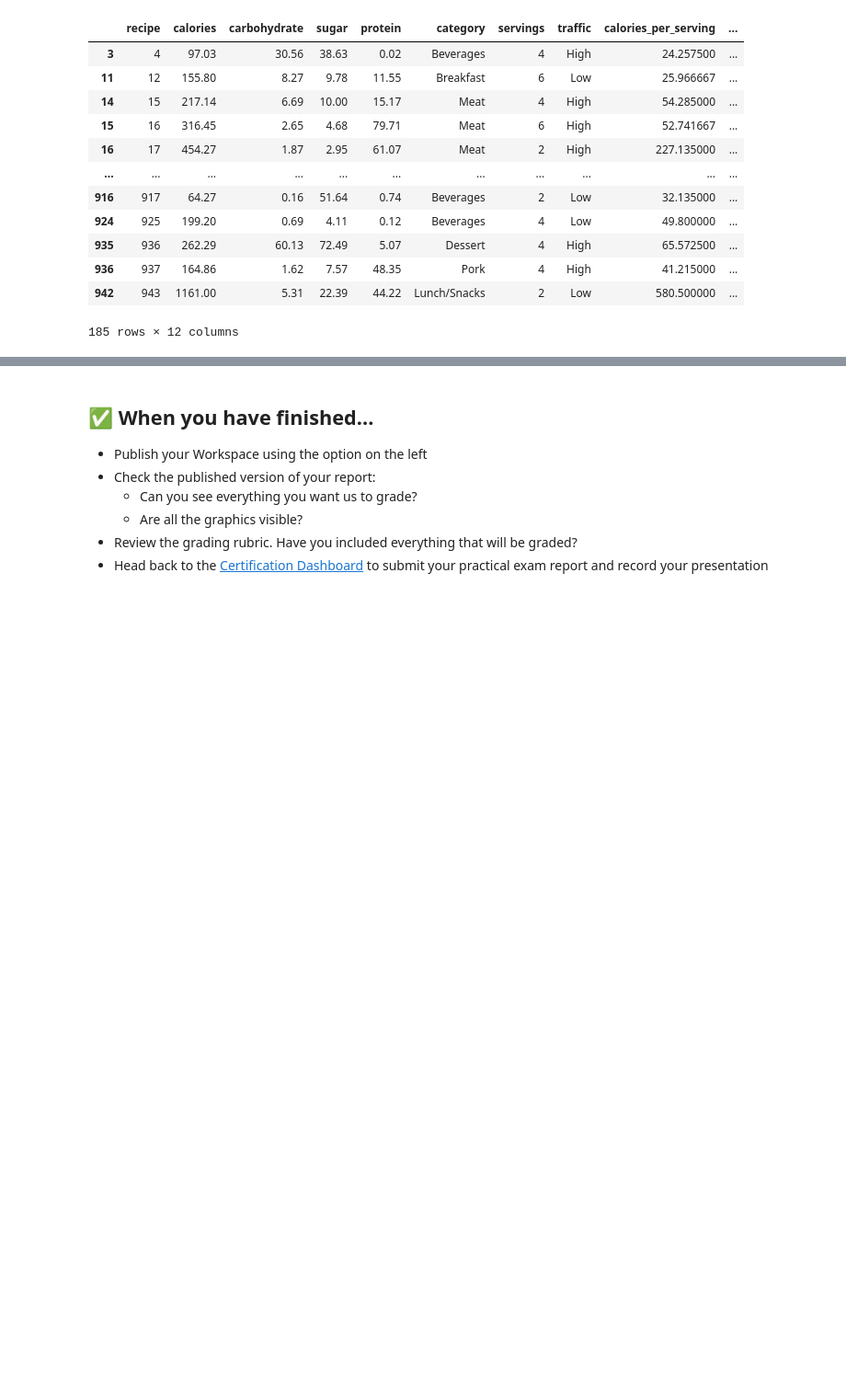
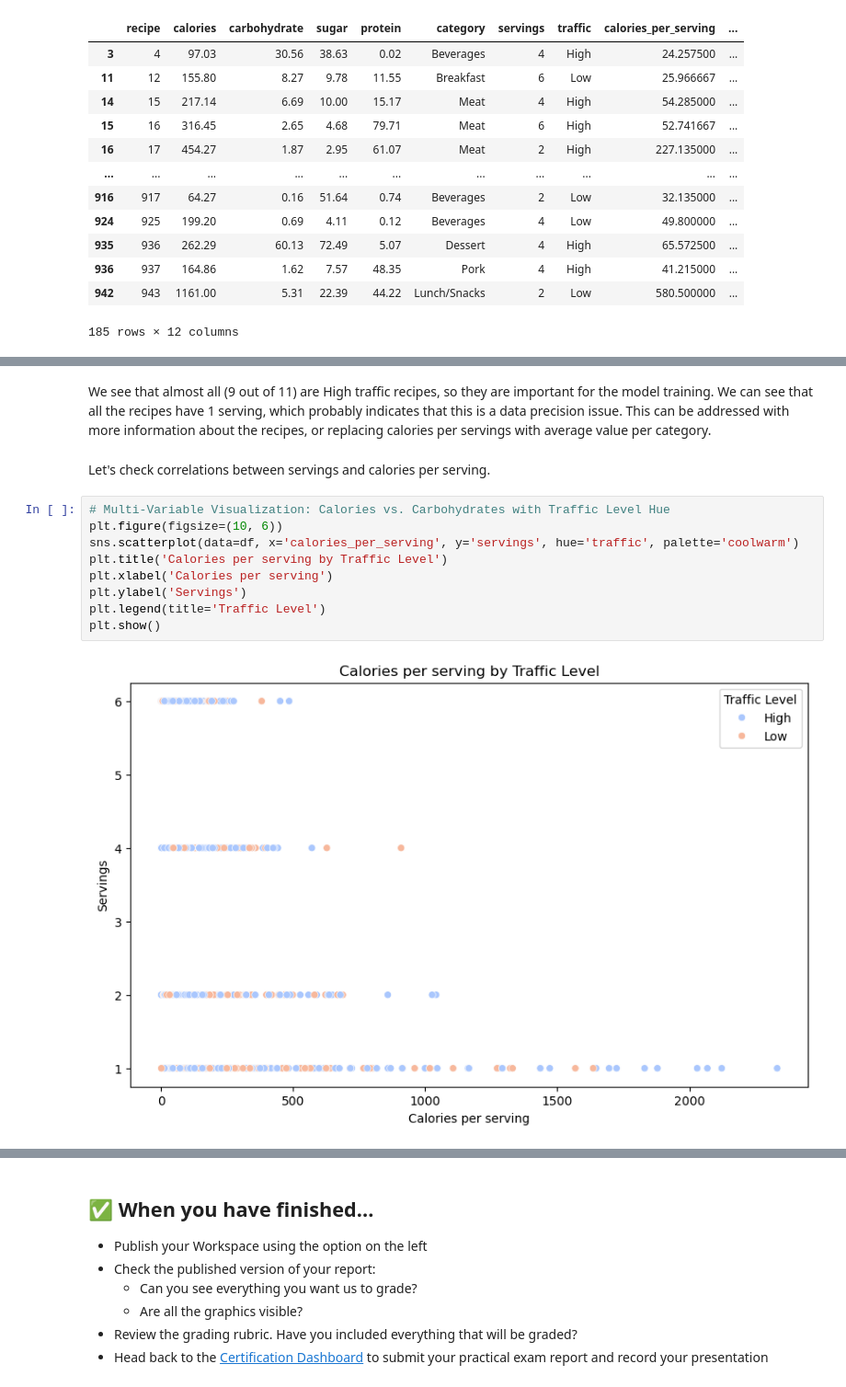
Before and after one commit to realivanivani/Recipe-Site-Traffic-Predictor, a Jupyter notebook: notebook_second_version.ipynb, the cells around one changed output, grey strips where cells are left out. Shown at 92% size. Drawn from its saved outputs; the diff is of its cells as text; blank space fills up the shorter version.

```diff
--- a/notebook_second_version.ipynb
+++ b/notebook_second_version.ipynb
@@ -281,0 +369,16 @@ df[df.sugar > df.carbohydrate]
+# %% [markdown]
+We see that almost all (9 out of 11) are High traffic recipes, so they are important for the model training.
+We can see that all the recipes have 1 serving, which probably indicates that this is a data precision issue. This can be addressed with more information about the recipes, or replacing calories per servings with average value per category.
+# %% [markdown]
+Let's check correlations between servings and calories per serving.
+# %%
+# Multi-Variable Visualization: Calories vs. Carbohydrates with Traffic Level Hue
+plt.figure(figsize=(10, 6))
+sns.scatterplot(data=df, x='calories_per_serving', y='servings', hue='traffic', palette='coolwarm')
+plt.title('Calories per serving by Traffic Level')
+plt.xlabel('Calories per serving')
+plt.ylabel('Servings')
+plt.legend(title='Traffic Level')
+plt.show()
+# %% [output]
+[figure, added]
```
Also changed, not shown: parts of 44 cells of this notebook.
